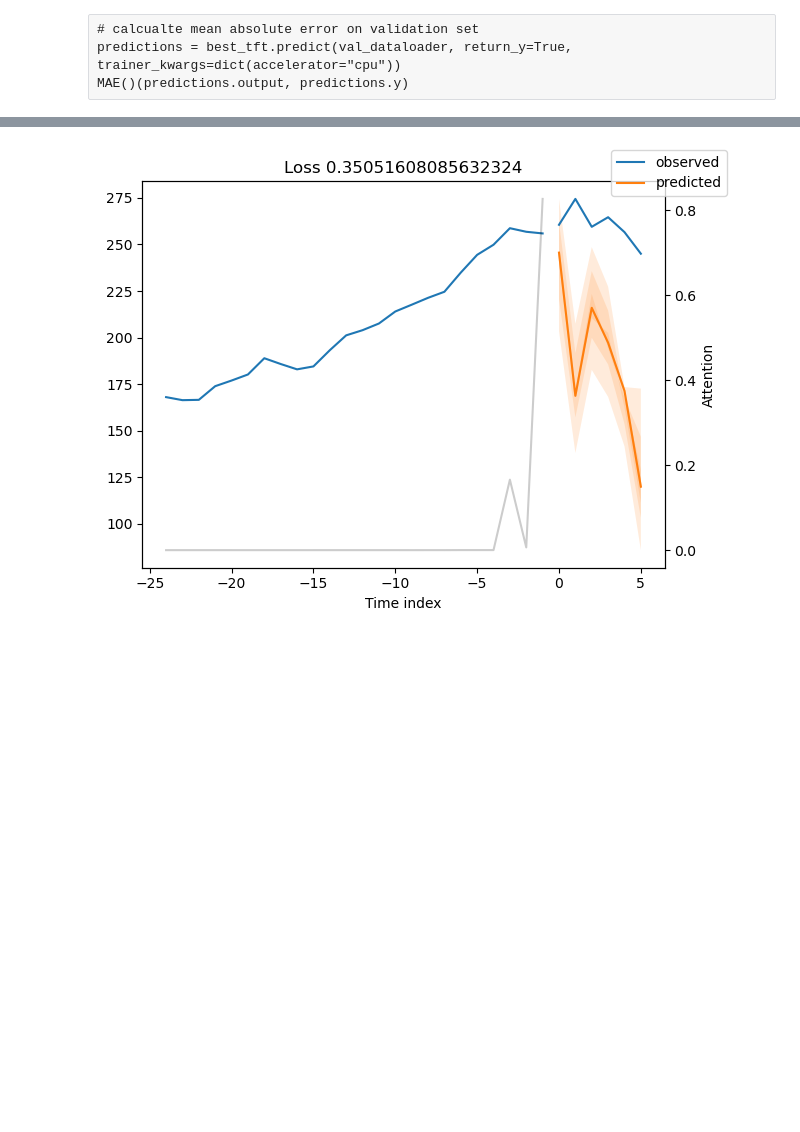
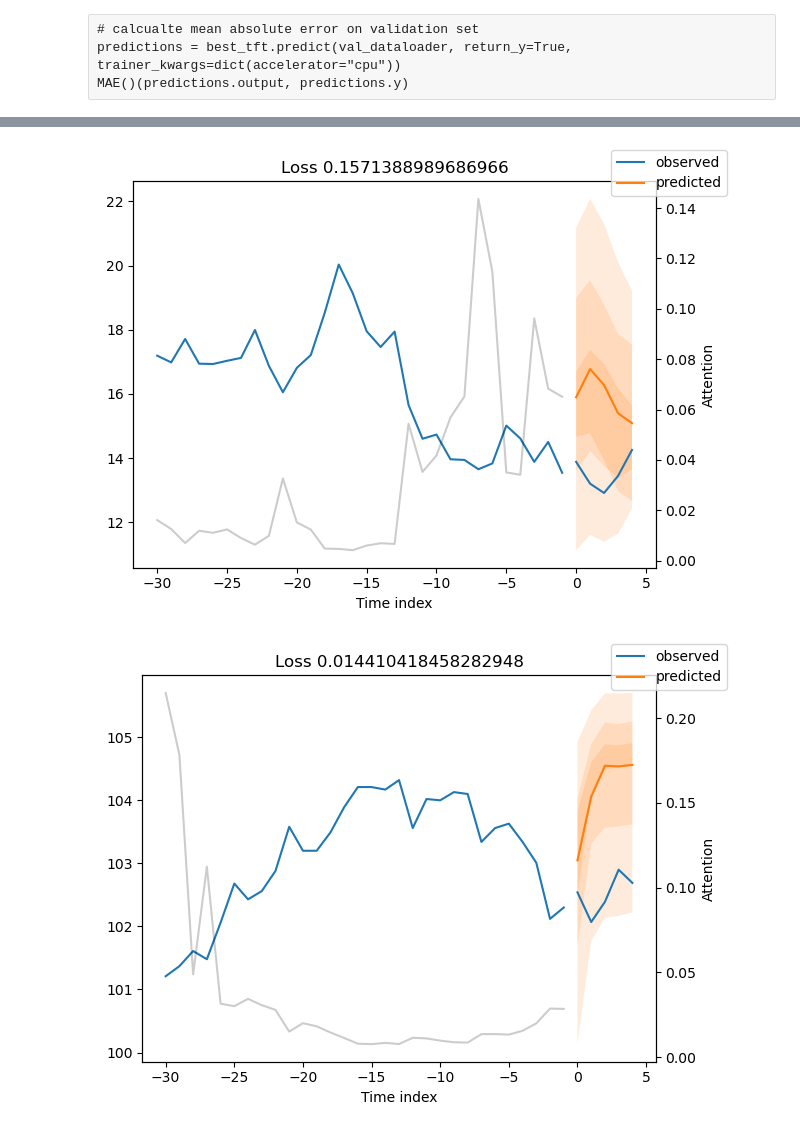
Before and after one commit to meetri/stockai, a Jupyter notebook: StockForecasterTest3.ipynb, the cells around one changed output, grey strips where cells are left out. Drawn from its saved outputs; the diff is of its cells as text; code cells hidden in the pictures; blank space fills up the shorter version.

```diff
--- a/StockForecasterTest3.ipynb
+++ b/StockForecasterTest3.ipynb
@@ -29,0 +42,5 @@ from pytorch_forecasting.models.temporal_fusion_transformer.tuning import optimi
+# %%
+macro_data["EFFR"] = macro_data["EFFR"].replace(".",np.nan).fillna(method="bfill")
+macro_data["UMCSENT"] = macro_data["UMCSENT"].fillna(method="ffill")
+macro_data["UNRATE"] = macro_data["UNRATE"].fillna(method="ffill")
+macro_data.tail()
@@ -131,7 +181,7 @@ validation = TimeSeriesDataSet.from_dataset(
     training, data, predict=True, stop_randomization=True
 )
 # create dataloaders for model
-batch_size = 32
+batch_size = batch_size
 train_dataloader = training.to_dataloader(
     train=True, batch_size=batch_size, num_workers=0
 )
@@ -211,10 +301,10 @@ lr_logger = LearningRateMonitor()  # log the learning rate
 logger = TensorBoardLogger("lightning_logs")  # logging results to a tensorboard
 
 trainer = pl.Trainer(
-    max_epochs=100,
+    max_epochs=max_epochs,
     accelerator=torch_device,
     enable_model_summary=True,
-    gradient_clip_val=0.016723475628684332,
+    gradient_clip_val=0.018173198922575805,
     # limit_train_batches=50,  # coment in for training, running validation every 30 batches
     # fast_dev_run=True,  # comment in to check that networkor dataset has no serious bugs
     callbacks=[lr_logger, early_stop_callback],
@@ -222,21 +312,23 @@ trainer = pl.Trainer(
 )
 
 """
-    'gradient_clip_val': 0.016723475628684332,
-    'hidden_size': 12,
-    'dropout': 0.20273552774959722,
-    'hidden_continuous_size': 9,
-    'attention_head_size': 4,
-    'learning_rate': 0.010477429830518623
+Trial 0 finished with value: 3.0804049968719482 and parameters: {
+    'gradient_clip_val': 0.018173198922575805,
+    'hidden_size': 19,
+    'dropout': 0.1691311061383082,
+    'hidden_continuous_size': 11,
+    'attention_head_size': 2,
+    'learning_rate': 0.001059429134884675
+}. Best is trial 0 with value: 3.0804049968719482.
 """
 
 tft = TemporalFusionTransformer.from_dataset(
     training,
-    learning_rate=0.010477429830518623,
-    hidden_size=12,
-    attention_head_size=4,
-    dropout=0.20273552774959722,
-    hidden_continuous_size=9,
+    learning_rate=0.001059429134884675,
+    hidden_size=19,
+    attention_head_size=2,
+    dropout=0.1691311061383082,
+    hidden_continuous_size=11,
     loss=QuantileLoss(),
     log_interval=10,  # uncomment for learning rate finder and otherwise, e.g. to 10 for logging every 10 batches
     optimizer="Ranger",
@@ -341,6 +383,8 @@ MAE()(predictions.output, predictions.y)
 # raw predictions are a dictionary from which all kind of information including quantiles can be extracted
 raw_predictions = best_tft.predict(val_dataloader, mode="raw", return_x=True, fast_dev_run=False)
 # %%
-for idx in range(2):  # plot 10 examples
-    best_tft.plot_prediction(raw_predictions.x, raw_predictions.output, idx=idx, add_loss_to_title=True)
+for idx in range(len(STOCK_TICKERS)):  # plot 10 examples
+    plt = best_tft.plot_prediction(raw_predictions.x, raw_predictions.output, idx=idx, add_loss_to_title=True)
+    plt.legend("hello")
+    plt.show()
 # %% [output]
@@ -349,14 +394,15 @@ for idx in range(2):  # plot 10 examples
 # %%
 # calcualte metric by which to display
 predictions = best_tft.predict(val_dataloader, return_y=True)
 mean_losses = SMAPE(reduction="none")(predictions.output, predictions.y).mean(1)
 indices = mean_losses.argsort(descending=True)  # sort losses
-for idx in range(1):  # plot 10 examples
+for idx in range(indices.shape[0]):  # plot 10 examples
     best_tft.plot_prediction(
         raw_predictions.x,
         raw_predictions.output,
         idx=indices[idx],
         add_loss_to_title=SMAPE(quantiles=best_tft.loss.quantiles),
     )
 # %% [output]
-[figure, old version]
+[figure, new version]
+[figure, added]
```
Also changed, not shown: parts of 26 cells of this notebook, 11 other files.
